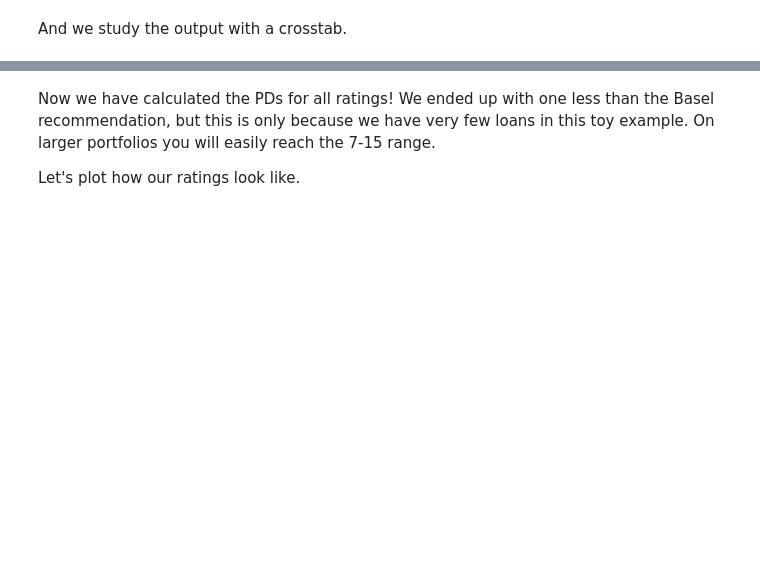
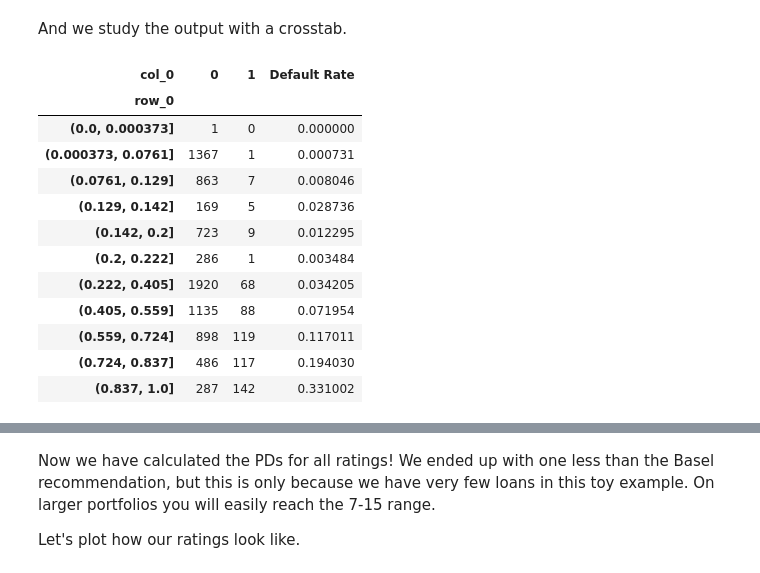
Before and after one commit to CBravoR/AdvancedAnalyticsLabs, a Jupyter notebook: notebooks/python/Lab_PD_Calibration.ipynb, the cells around one changed output, grey strips where cells are left out. Cells and saved outputs as stored; diff of their text form; code cells hidden in the pictures; blank space fills up the shorter version.

```diff
--- a/notebooks/python/Lab_PD_Calibration.ipynb
+++ b/notebooks/python/Lab_PD_Calibration.ipynb
@@ -87,9 +164,9 @@ res
 # %%
 # Use previous result
-res = [0.        , 0.01383389, 0.03920524, 0.07731607, 0.11285577,
-      0.20653665, 0.32339978, 0.41818781, 0.57283343, 0.7999917 ,
-      1.
-      ]
+#res = [0.        , 0.01383389, 0.03920524, 0.07731607, 0.11285577,
+#      0.20653665, 0.32339978, 0.41818781, 0.57283343, 0.7999917 ,
+#      1.
+#      ]
 # %%
 ROC_curve = pd.DataFrame({'fpr': fpr, 'threshold': thresholds})
 ROC_curve
@@ -118,12 +217,24 @@ pbb_cuts = np.zeros_like(res)
 i = 0
 
 for fpr in res:
-  temp = ROC_curve.loc[np.round(ROC_curve.fpr, 2) == np.round(fpr, 2), 'threshold']
-  pbb_cuts[i] = np.mean(temp)
+  # Get how far the fpr is from each ROC curve fpr point.
+  temp = np.abs(np.round(ROC_curve.fpr, 2) - np.round(fpr, 2))
+
+  # Get the index of the smallest value
+  idx = np.argmin(temp)
+
+  # Get the threshold associated with that point
+  pbb_cuts[i] = ROC_curve.threshold[idx]
   i += 1
 
+# Reverse to correctly sort
 pbb_cuts = np.flip(pbb_cuts)
-# %%
-pbb_cuts = np.append(pbb_cuts, 1)
-pbb_cuts = np.insert(pbb_cuts, 0, 0)
-pbb_cuts
+# %%
+# Add 0 (and one) if not present. 1 is found, so we don't need to adjust it.
+pbb_cuts = np.insert(pbb_cuts, 0, 0)
+
+# Get unique values
+pbb_cuts = np.unique(pbb_cuts)
+
+# Display the result
+pbb_cuts
@@ -135,11 +256,29 @@ And we study the output with a crosstab.
 # %%
 # Create table with cases total.
 PDs_Tab = pd.crosstab(pd_cut,
                       loans['Default'],
                       normalize = False)
 
 # Calculate default rate.
-print(PDs_Tab)
 pd_final = PDs_Tab[1] / (PDs_Tab[0] + PDs_Tab[1])
-pd_final
+
+# Add the default rate to the PDs_Tab dataframe
+PDs_Tab['Default Rate'] = pd_final
+
+# Display the result
+PDs_Tab
+# %% [output]
+| col_0 | 0 | 1 | Default Rate |
+| row_0 |  |  |  |
+| (0.0, 0.000373] | 1 | 0 | 0.000000 |
+| (0.000373, 0.0761] | 1367 | 1 | 0.000731 |
+| (0.0761, 0.129] | 863 | 7 | 0.008046 |
+| (0.129, 0.142] | 169 | 5 | 0.028736 |
+| (0.142, 0.2] | 723 | 9 | 0.012295 |
+| (0.2, 0.222] | 286 | 1 | 0.003484 |
+| (0.222, 0.405] | 1920 | 68 | 0.034205 |
+| (0.405, 0.559] | 1135 | 88 | 0.071954 |
+| (0.559, 0.724] | 898 | 119 | 0.117011 |
+| (0.724, 0.837] | 486 | 117 | 0.194030 |
+| (0.837, 1.0] | 287 | 142 | 0.331002 |
 # %% [markdown]
```
Also changed, not shown: parts of 39 cells of this notebook.
